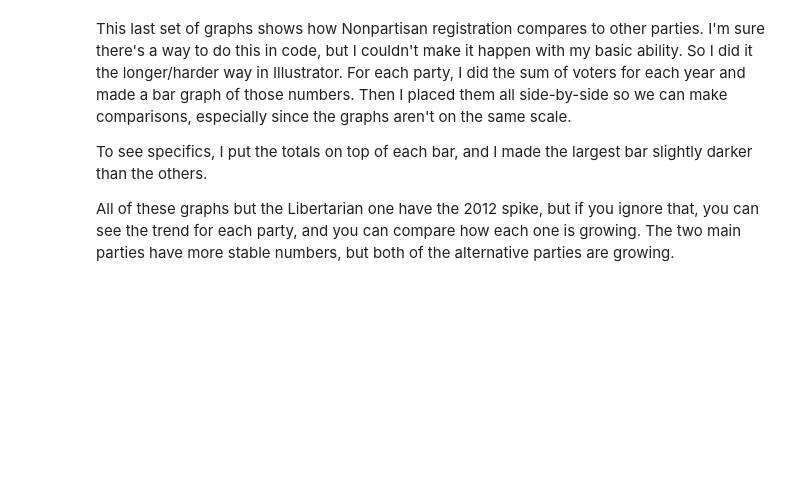
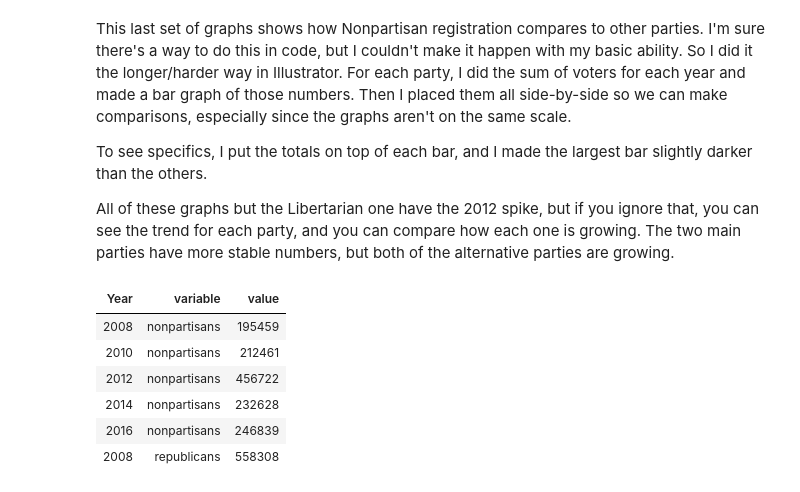
Before and after one commit to NikHytrek/First-project, a Jupyter notebook: project.ipynb, the cells around one changed output. Saved outputs shown, nothing was run; the diff lists cells and outputs as text; code cells hidden in the pictures; blank space fills up the shorter version.

```diff
--- a/project.ipynb
+++ b/project.ipynb
@@ -135,3 +136,24 @@ This last set of graphs shows how Nonpartisan registration compares to other par
 To see specifics, I put the totals on top of each bar, and I made the largest bar slightly darker than the others.
 
 All of these graphs but the Libertarian one have the 2012 spike, but if you ignore that, you can see the trend for each party, and you can compare how each one is growing. The two main parties have more stable numbers, but both of the alternative parties are growing.
+# %%
+totals <- growth %>%
+ group_by(Year) %>%
+ summarize(
+     nonpartisans = sum(Nonpartisan),
+     republicans = sum(Republican),
+     democrats = sum(Democrat),
+     libertarians = sum(Libertarian)
+ )
+
+longtotals <- melt(totals, id.vars = c('Year'))
+
+head(longtotals)
+# %% [output]
+| Year | variable | value |
+| 2008 | nonpartisans | 195459 |
+| 2010 | nonpartisans | 212461 |
+| 2012 | nonpartisans | 456722 |
+| 2014 | nonpartisans | 232628 |
+| 2016 | nonpartisans | 246839 |
+| 2008 | republicans | 558308 |
```
Also changed, not shown: parts of 2 cells of this notebook.
